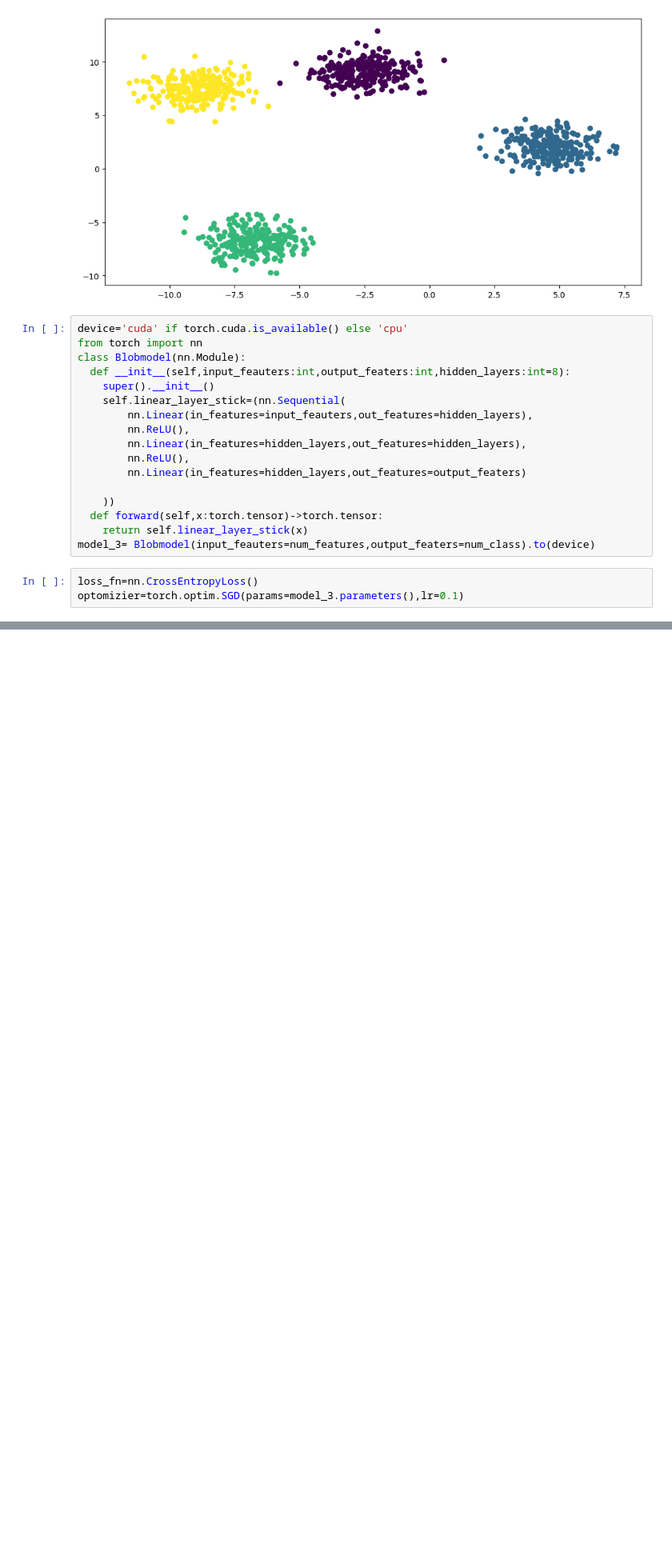
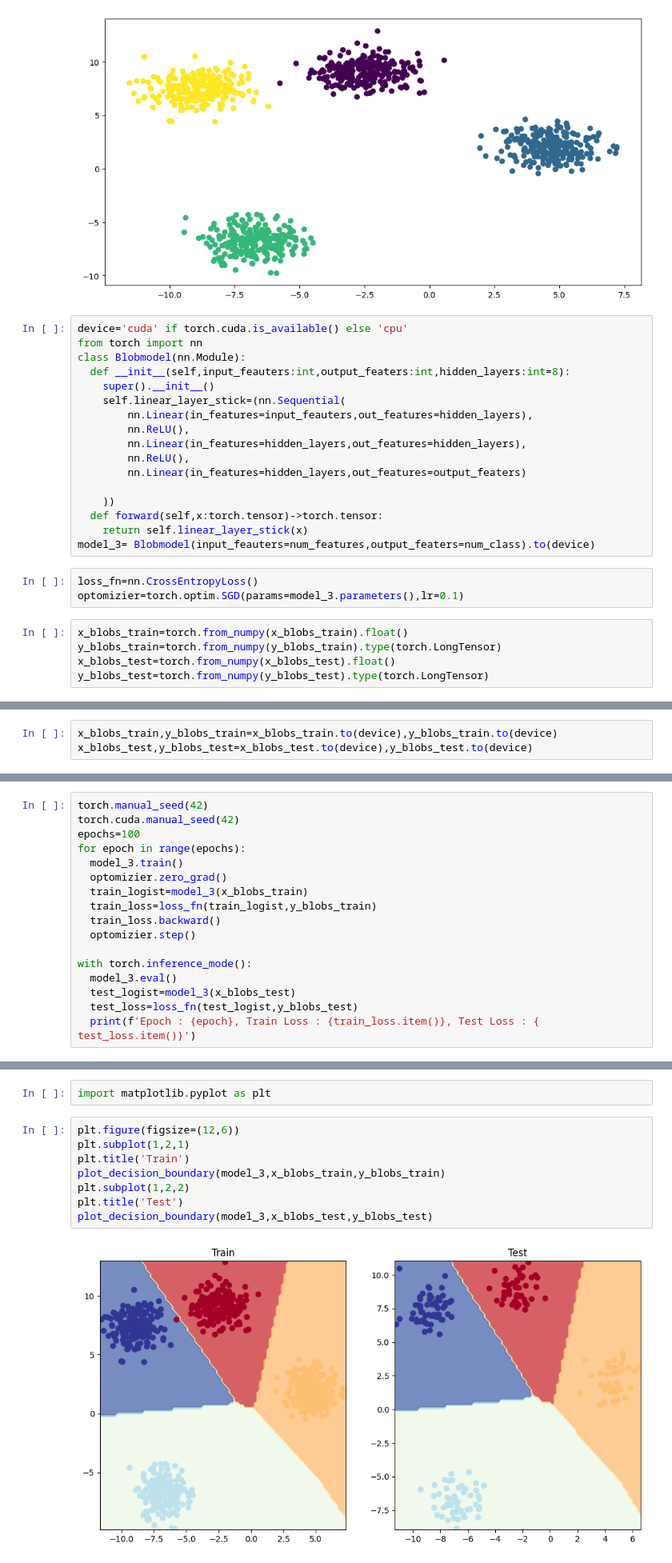
Before and after one commit to 20danaai/Learn_LibrariesPy, a Jupyter notebook: 04_Multi_Classifications.ipynb, the cells around one changed output, grey strips where cells are left out. Shown at 80% size. Saved outputs shown, nothing was run; the diff lists cells and outputs as text; blank space fills up the shorter version.

```diff
--- a/04_Multi_Classifications.ipynb
+++ b/04_Multi_Classifications.ipynb
@@ -36,3 +36,8 @@ model_3= Blobmodel(input_feauters=num_features,output_featers=num_class).to(devi
 # %%
 loss_fn=nn.CrossEntropyLoss()
 optomizier=torch.optim.SGD(params=model_3.parameters(),lr=0.1)
+# %%
+x_blobs_train=torch.from_numpy(x_blobs_train).float()
+y_blobs_train=torch.from_numpy(y_blobs_train).type(torch.LongTensor)
+x_blobs_test=torch.from_numpy(x_blobs_test).float()
+y_blobs_test=torch.from_numpy(y_blobs_test).type(torch.LongTensor)
@@ -38,0 +46,3 @@ optomizier=torch.optim.SGD(params=model_3.parameters(),lr=0.1)
+# %%
+x_blobs_train,y_blobs_train=x_blobs_train.to(device),y_blobs_train.to(device)
+x_blobs_test,y_blobs_test=x_blobs_test.to(device),y_blobs_test.to(device)
@@ -38,0 +65,17 @@ optomizier=torch.optim.SGD(params=model_3.parameters(),lr=0.1)
+# %%
+torch.manual_seed(42)
+torch.cuda.manual_seed(42)
+epochs=100
+for epoch in range(epochs):
+  model_3.train()
+  optomizier.zero_grad()
+  train_logist=model_3(x_blobs_train)
+  train_loss=loss_fn(train_logist,y_blobs_train)
+  train_loss.backward()
+  optomizier.step()
+
+with torch.inference_mode():
+  model_3.eval()
+  test_logist=model_3(x_blobs_test)
+  test_loss=loss_fn(test_logist,y_blobs_test)
+  print(f'Epoch : {epoch}, Train Loss : {train_loss.item()}, Test Loss : { test_loss.item()}')
@@ -38,0 +95,12 @@ optomizier=torch.optim.SGD(params=model_3.parameters(),lr=0.1)
+# %%
+import matplotlib.pyplot as plt
+# %%
+plt.figure(figsize=(12,6))
+plt.subplot(1,2,1)
+plt.title('Train')
+plot_decision_boundary(model_3,x_blobs_train,y_blobs_train)
+plt.subplot(1,2,2)
+plt.title('Test')
+plot_decision_boundary(model_3,x_blobs_test,y_blobs_test)
+# %% [output]
+[figure, added]
```
Also changed, not shown: parts of 6 cells of this notebook.
